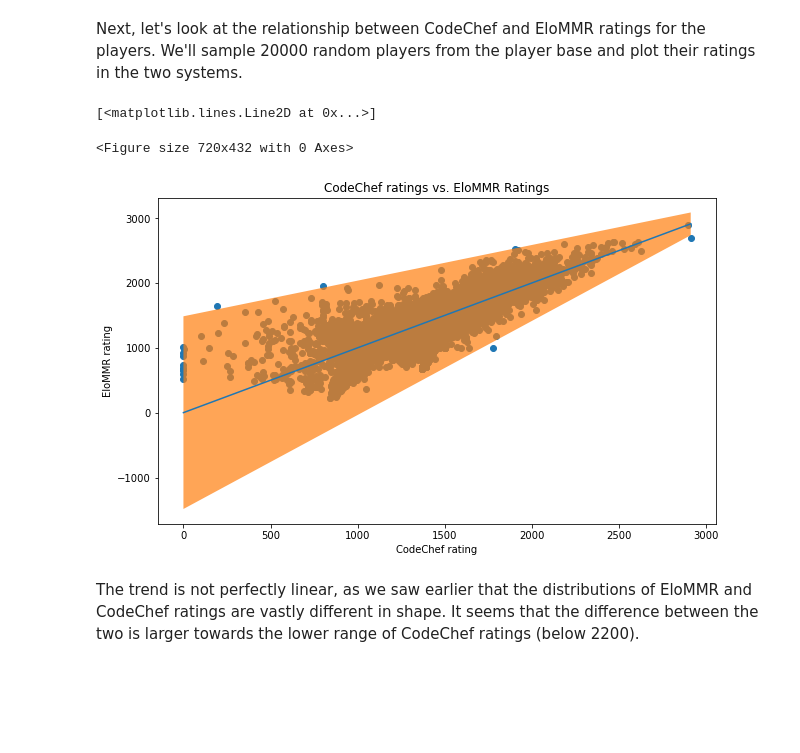
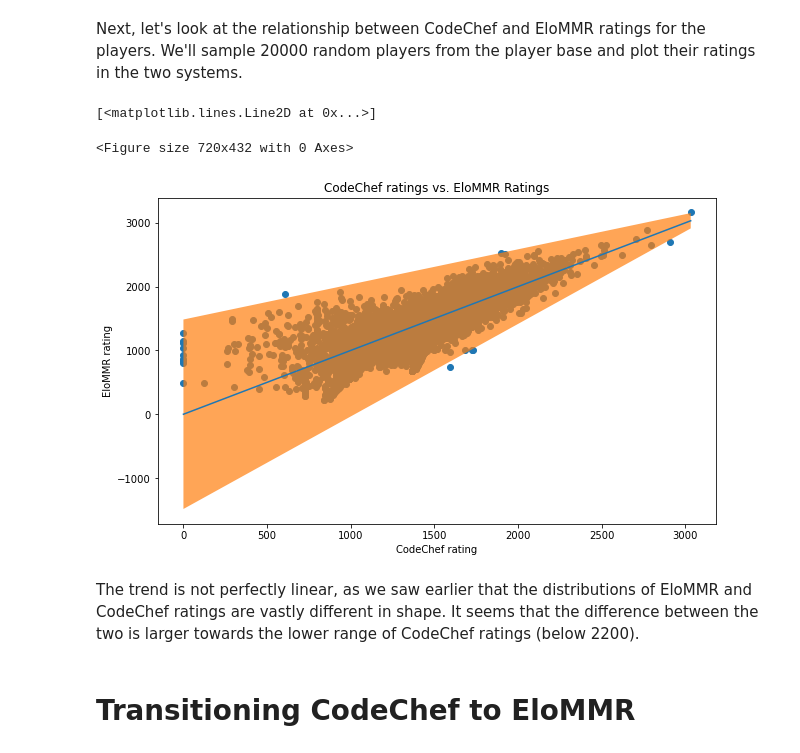
Before and after one commit to EbTech/Elo-MMR, a Jupyter notebook: scripts/notebooks/codechef-experiments.ipynb, the cells around one changed output. Cells and saved outputs as stored; diff of their text form; code cells hidden in the pictures; blank space fills up the shorter version.

```diff
--- a/scripts/notebooks/codechef-experiments.ipynb
+++ b/scripts/notebooks/codechef-experiments.ipynb
@@ -260,34 +260,37 @@ from scipy.odr import *
 
 num_samples = 20000
 samples = codechef_rank.sample(num_samples, axis=0)
 cc_random = codechef_rank[codechef_rank['username'].isin(samples.username)]
-mmr_random = mmr_rank[mmr_rank['username'].isin(samples.username)][['ratings', 'username']]
+mmr_random = mmr_rank[mmr_rank['handle'].isin(samples.username)][['display_rating', 'handle']]
+mmr_random.rename(inplace=True, columns={'cur_mu': 'ratings', 'handle': 'username'})
 
 union = set(cc_random.username) | set(mmr_random.username)
 
 # This cell requires running all previous cells in the notebook to gather precomputed values
 x_cc, y_mmr, names = [], [], []
 for username in union:
     x_cc.append(rate_name_cc[username])
     y_mmr.append(rate_name_mmr[username])
     names.append(username)
 
 plt.figure()
 fig, ax = plt.subplots()
 plt.scatter(x_cc, y_mmr)
 plt.title('CodeChef ratings vs. EloMMR Ratings')
 plt.xlabel('CodeChef rating')
 plt.ylabel('EloMMR rating')
 
 # These trendlines are made by eyeballing the data.
 X = sorted(x_cc)
 Yl = 0.55 * (np.array(X) - 3300) + 3300
 Yh = 1.45 * (np.array(X) - 3300) + 3300
 plt.fill_between(X, Yl, Yh, alpha=0.7)
 plt.plot(X, X)
 # %% [output]
 [<matplotlib.lines.Line2D at 0x...>]
 <Figure size 720x432 with 0 Axes>
-[figure, old version]
+[figure, new version]
 # %% [markdown]
 The trend is not perfectly linear, as we saw earlier that the distributions of EloMMR and CodeChef ratings are vastly different in shape. It seems that the difference between the two is larger towards the lower range of CodeChef ratings (below 2200).
+# %% [markdown]
+# Transitioning CodeChef to EloMMR
```
Also changed, not shown: parts of 11 cells of this notebook, 1 other file.
